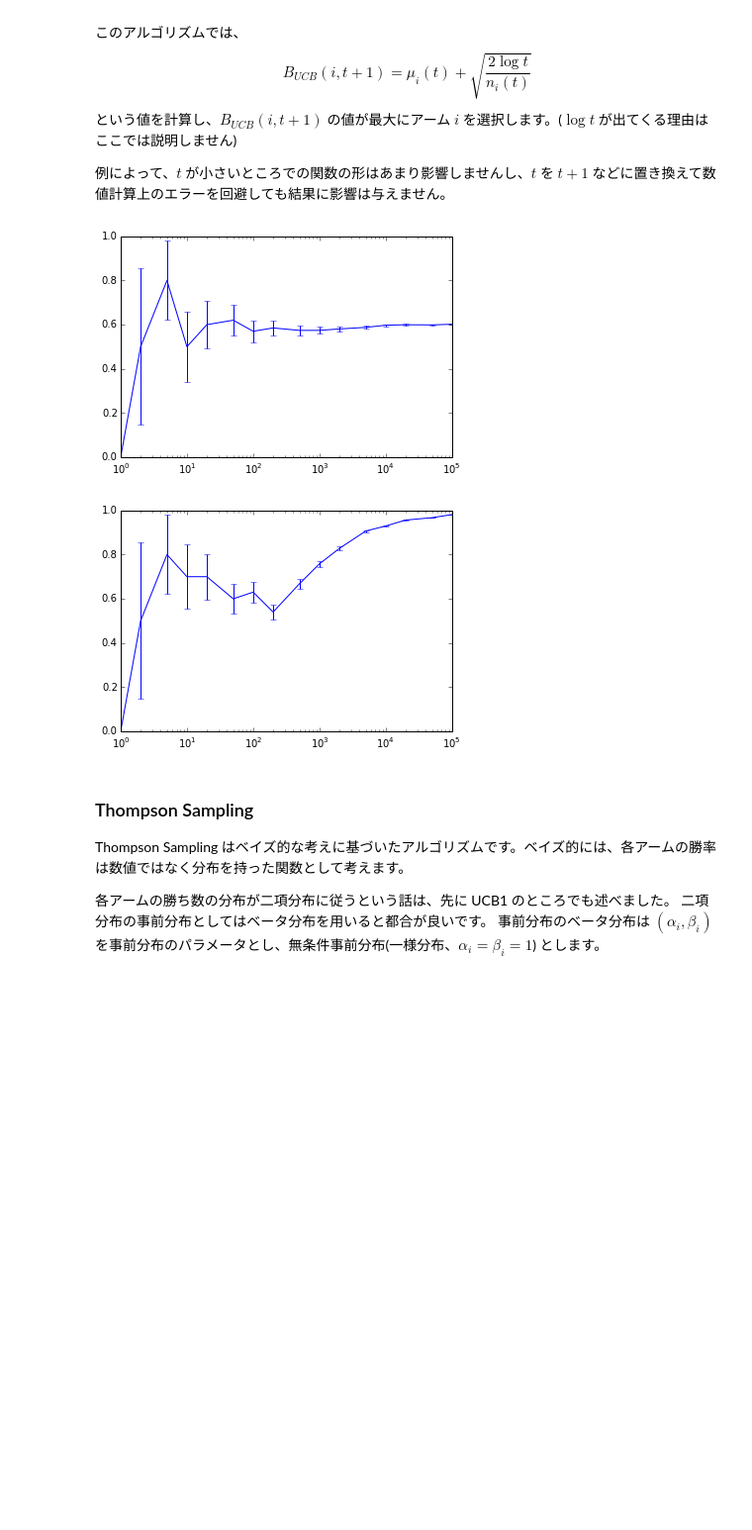
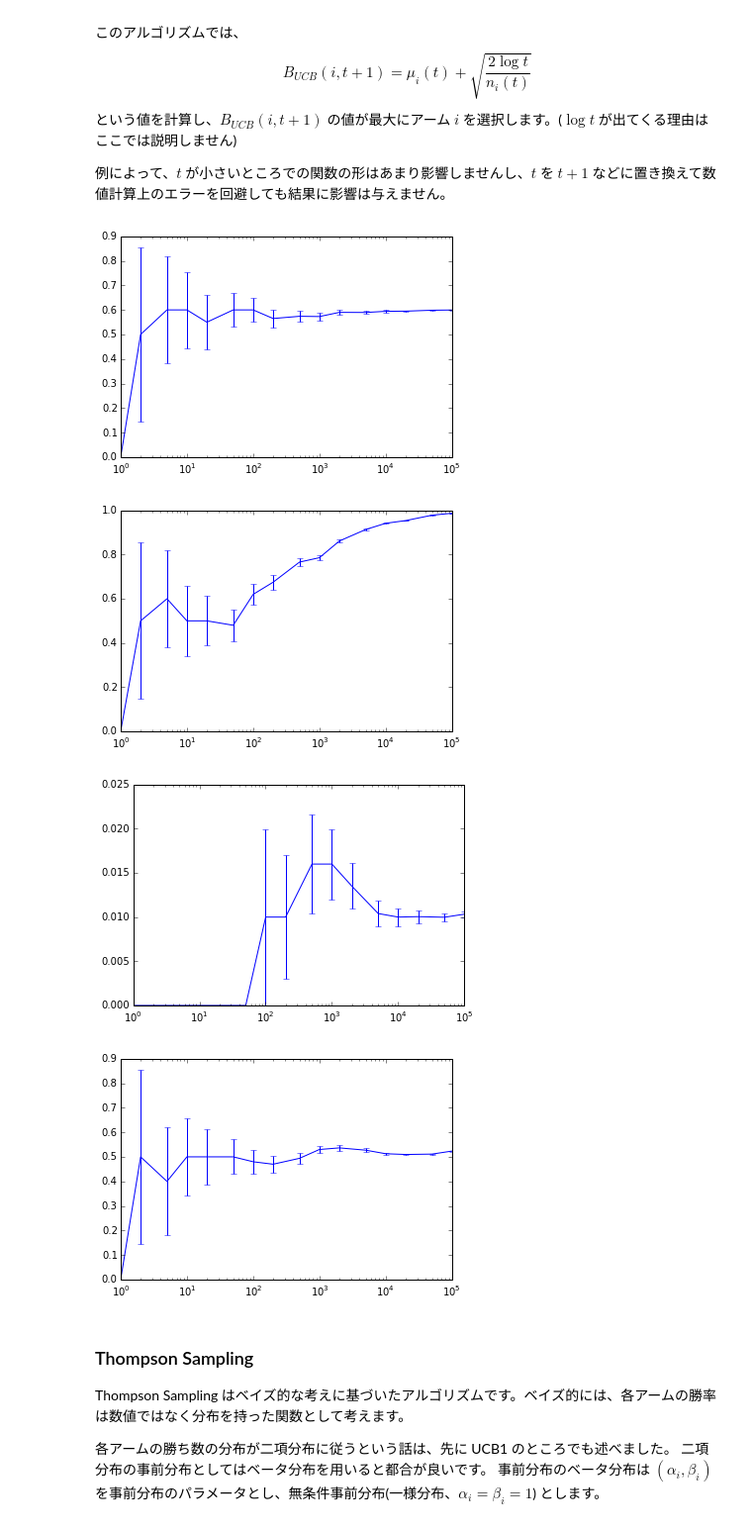
Before and after one commit to takashi-miyamoto-naviplus/spml4dm, a Jupyter notebook: 3/mab_answer.ipynb, the cells around one changed output. Shown at 99% size. Saved outputs shown, nothing was run; the diff lists cells and outputs as text; code cells hidden in the pictures; blank space fills up the shorter version.

```diff
--- a/3/mab_answer.ipynb
+++ b/3/mab_answer.ipynb
@@ -383,27 +383,38 @@ $$B_{UCB}(i, t+1) = \mu_i(t) + \sqrt{\frac{2 \log t}{n_i(t)}}$$
 # %%
 class UCB1(Game):
     # コンストラクタ引数を追加することもできる
     def __init__(self, slots, i_record):
         super(UCB1, self).__init__(slots, i_record)
 
     def choose(self):
         mus = np.array([(1.0 if n == 0 else float(w)/float(n)) for w,n in self.arm_scores()]) # 各アームの勝率
         ns = np.array([(1.0 if n == 0 else float(n)) for w,n in self.arm_scores()])
         a = 0 if (self.n_total < 1) else (2.0 * np.log(float(self.n_total)))
         ucb1s = mus + np.sqrt(a / ns)
         return max(enumerate(ucb1s), key=lambda t: t[1])[0] # argmax_i ucb1s[i]
 
 p = UCB1([Arm(0.5), Arm(0.6)], 1)
 p.play()
 plt.xscale('log')
 p.plot_win_prob()
 plt.show()
 plt.xscale('log')
 p.plot_choice_prob()
 plt.show()
+
+p = UCB1([Arm(0.01), Arm(0.011)], 1)
+p.play()
+plt.xscale('log')
+p.plot_win_prob()
+plt.show()
+plt.xscale('log')
+p.plot_choice_prob()
+plt.show()
 # %% [output]
-[figure, old version]
+[figure, new version]
-[figure, old version]
+[figure, new version]
+[figure, added]
+[figure, added]
 # %% [markdown]
 ### Thompson Sampling
 
```
Also changed, not shown: parts of 5 cells of this notebook, 4 other files.
